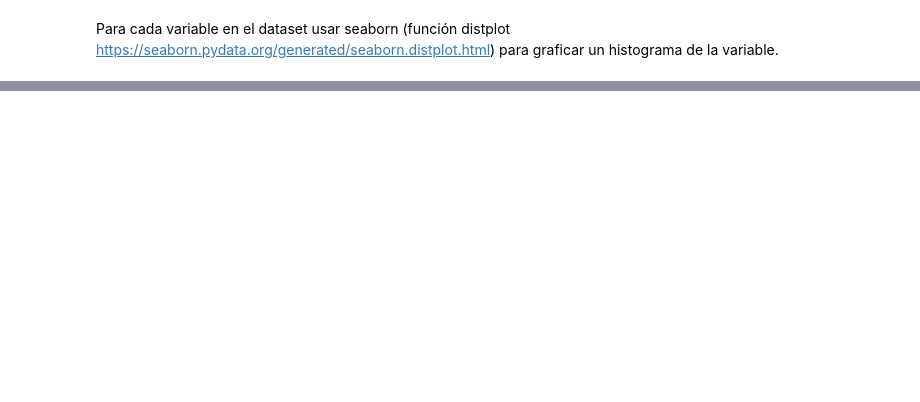
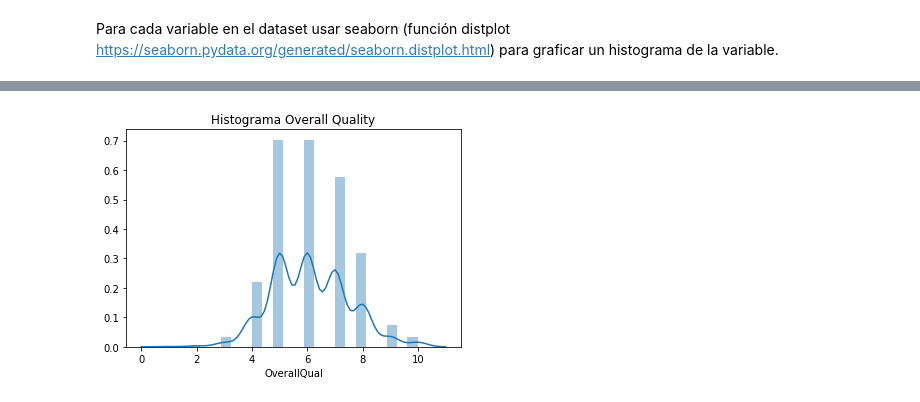
Before and after one commit to yaxha/mds-idc-proyecto, a Jupyter notebook: Proyecto-José_Barrios.ipynb, the cells around one changed output, grey strips where cells are left out. Cells and saved outputs as stored; diff of their text form; code cells hidden in the pictures; blank space fills up the shorter version.

```diff
--- a/Proyecto-José_Barrios.ipynb
+++ b/Proyecto-José_Barrios.ipynb
@@ -98,0 +134,7 @@ array([[0.29706317, 0.3585277 ],
+# %%
+#OverallQual
+sns.distplot(data_entrenamiento['OverallQual'])
+plt.title('Histograma Overall Quality')
+plt.show()
+# %% [output]
+[figure, added]
```
Also changed, not shown: parts of 14 cells of this notebook.
